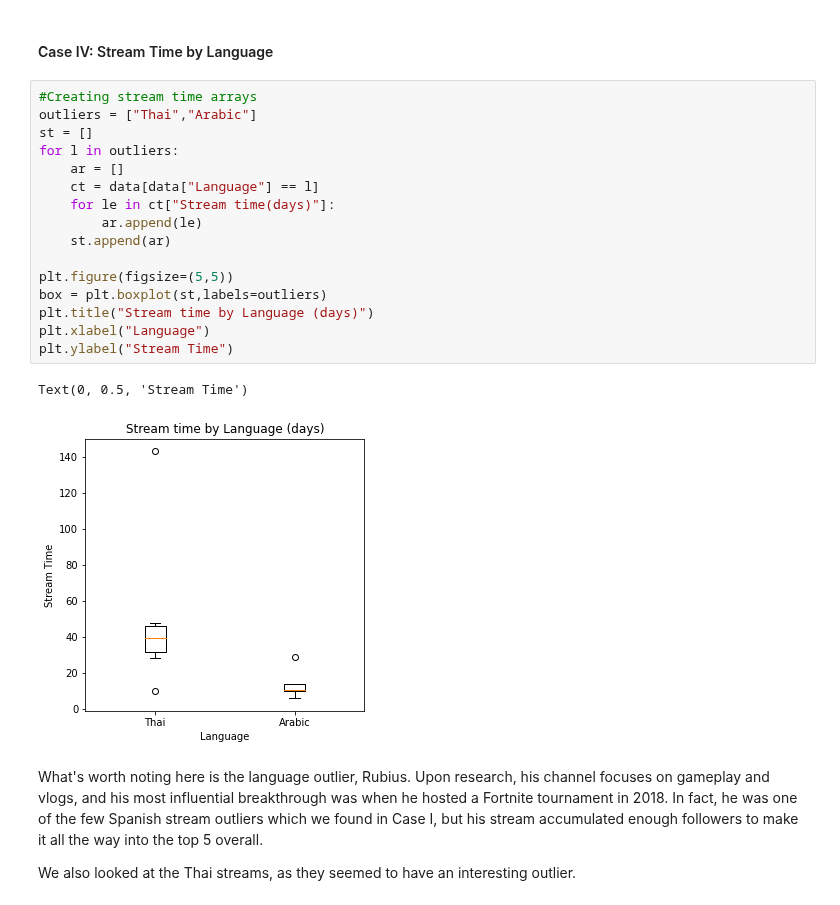
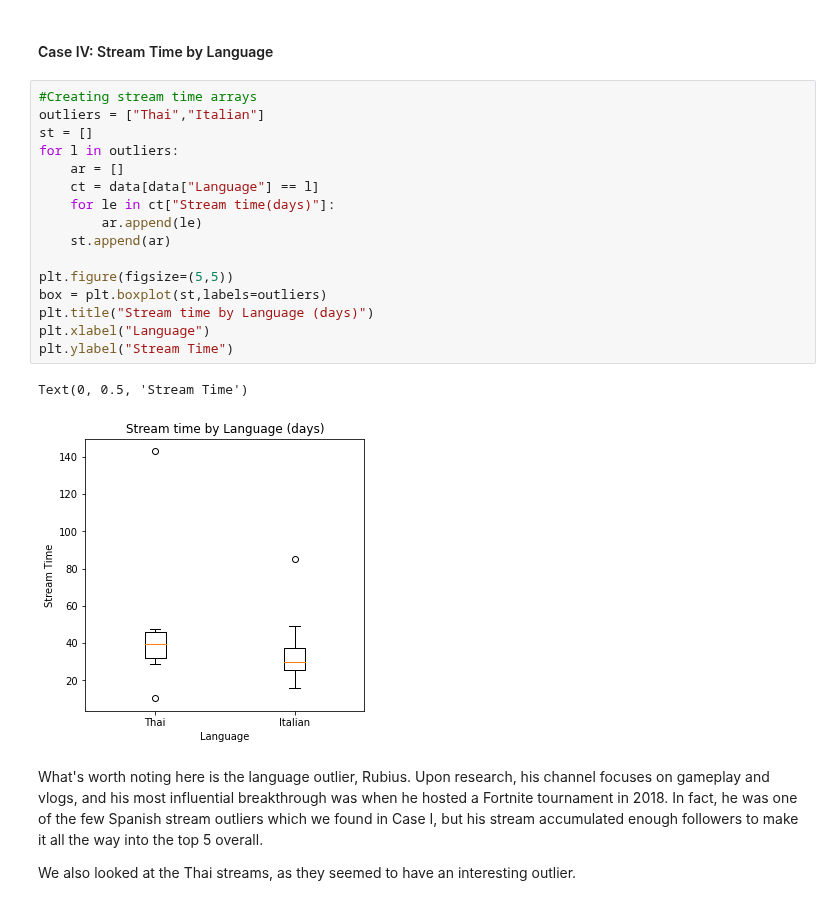
Before and after one commit to BeanutPutters/BeanutPutters.github.io, a Jupyter notebook: project0/Final.ipynb, the cells around one changed output. Drawn from its saved outputs; the diff is of its cells as text.

```diff
--- a/project0/Final.ipynb
+++ b/project0/Final.ipynb
@@ -450,23 +450,23 @@ data.sort_values(axis=0,by='Followers',ascending=False).head(5)
 #### Case IV: Stream Time by Language
 # %%
 #Creating stream time arrays
-outliers = ["Thai","Arabic"]
+outliers = ["Thai","Italian"]
 st = []
 for l in outliers:
     ar = []
     ct = data[data["Language"] == l]
     for le in ct["Stream time(days)"]:
         ar.append(le)
     st.append(ar)
 
 plt.figure(figsize=(5,5))
 box = plt.boxplot(st,labels=outliers)
 plt.title("Stream time by Language (days)")
 plt.xlabel("Language")
 plt.ylabel("Stream Time")
 # %% [output]
 Text(0, 0.5, 'Stream Time')
-[figure, old version]
+[figure, new version]
 # %% [markdown]
 What's worth noting here is the language outlier, Rubius. Upon research, his channel focuses on gameplay and vlogs, and his most influential breakthrough was when he hosted a Fortnite tournament in 2018. In fact, he was one of the few Spanish stream outliers which we found in Case I, but his stream accumulated enough followers to make it all the way into the top 5 overall.
 
```
